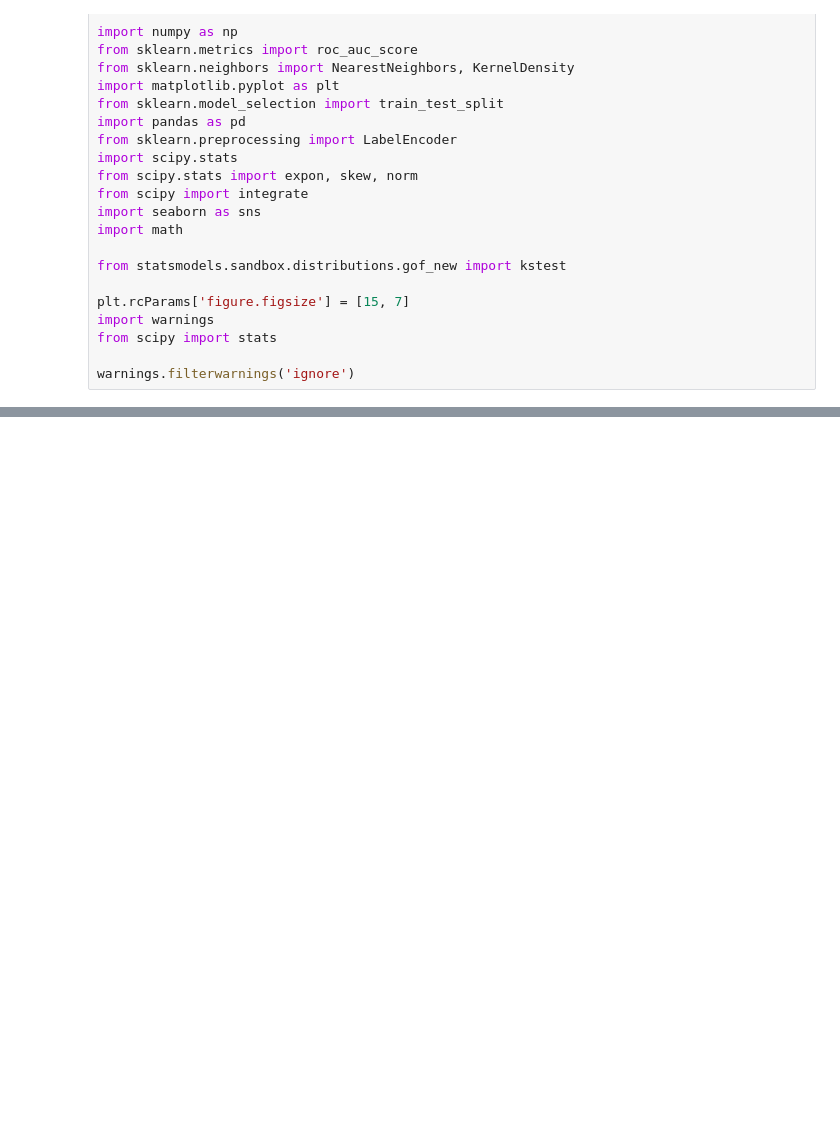
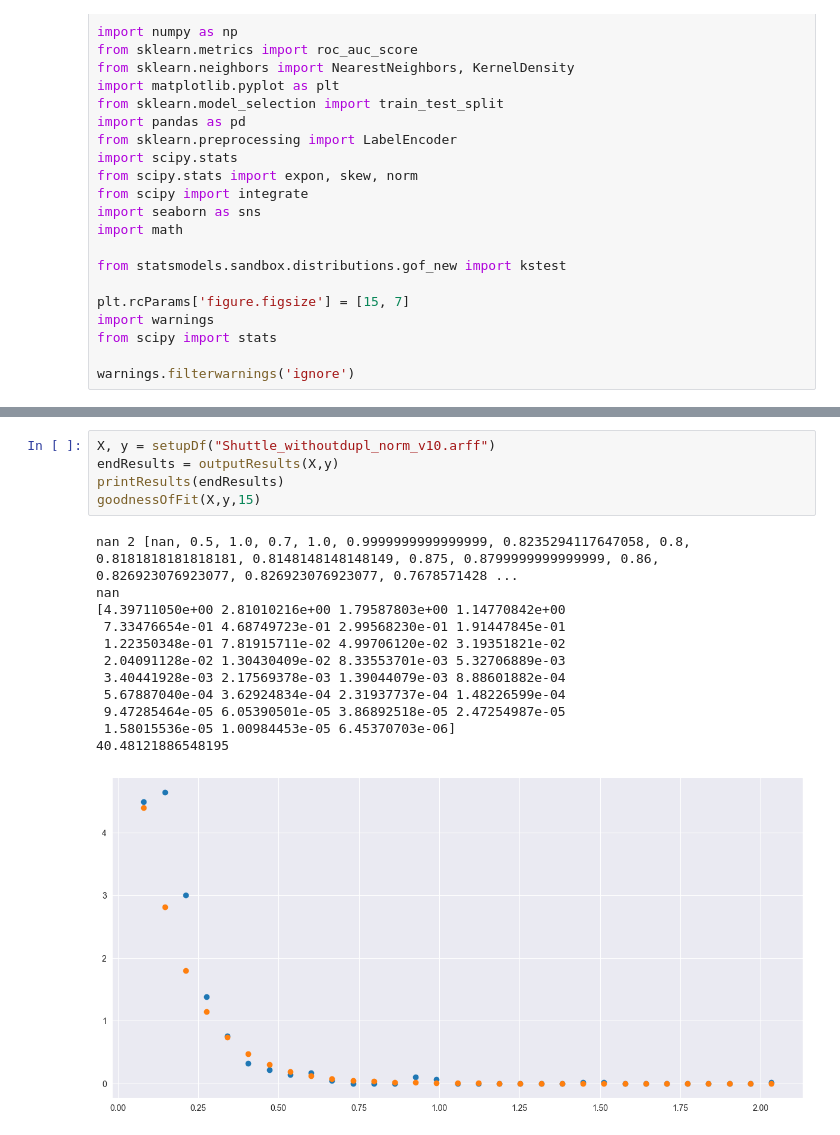
Before and after one commit to hodge-py/Outlier-Detection, a Jupyter notebook: Final_Version.ipynb, the cells around one changed output, grey strips where cells are left out. Saved outputs shown, nothing was run; the diff lists cells and outputs as text; blank space fills up the shorter version.

```diff
--- a/Final_Version.ipynb
+++ b/Final_Version.ipynb
@@ -73,0 +152,18 @@ def outputResults(lowerRange=2,UpperRange=70):
+# %%
+X, y = setupDf("Shuttle_withoutdupl_norm_v10.arff")
+endResults = outputResults(X,y)
+printResults(endResults)
+goodnessOfFit(X,y,15)
+# %% [output]
+nan 2 [nan, 0.5, 1.0, 0.7, 1.0, 0.9999999999999999, 0.8235294117647058, 0.8, 0.8181818181818181, 0.8148148148148149, 0.875, 0.8799999999999999, 0.86, 0.826923076923077, 0.826923076923077, 0.7678571428 ...
+nan
+[4.39711050e+00 2.81010216e+00 1.79587803e+00 1.14770842e+00
+ 7.33476654e-01 4.68749723e-01 2.99568230e-01 1.91447845e-01
+ 1.22350348e-01 7.81915711e-02 4.99706120e-02 3.19351821e-02
+ 2.04091128e-02 1.30430409e-02 8.33553701e-03 5.32706889e-03
+ 3.40441928e-03 2.17569378e-03 1.39044079e-03 8.88601882e-04
+ 5.67887040e-04 3.62924834e-04 2.31937737e-04 1.48226599e-04
+ 9.47285464e-05 6.05390501e-05 3.86892518e-05 2.47254987e-05
+ 1.58015536e-05 1.00984453e-05 6.45370703e-06]
+40.48121886548195
+[figure, added]
```
Also changed, not shown: parts of 4 cells of this notebook, 1 other file.
